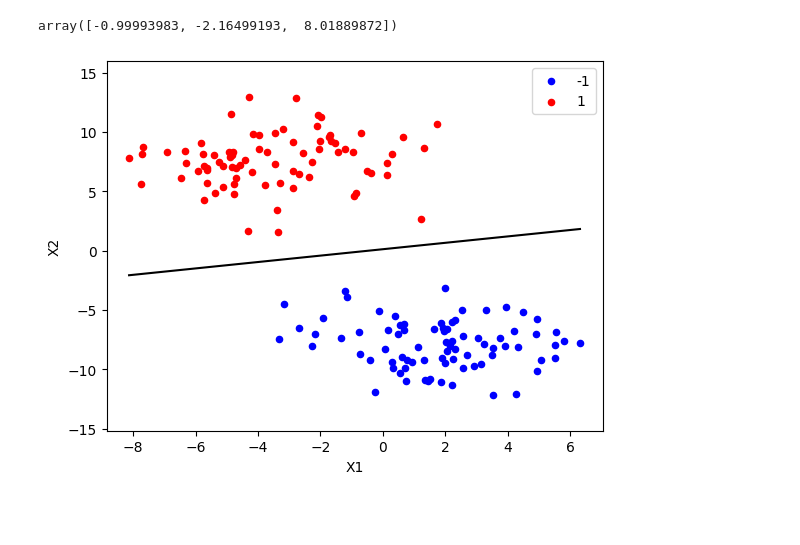
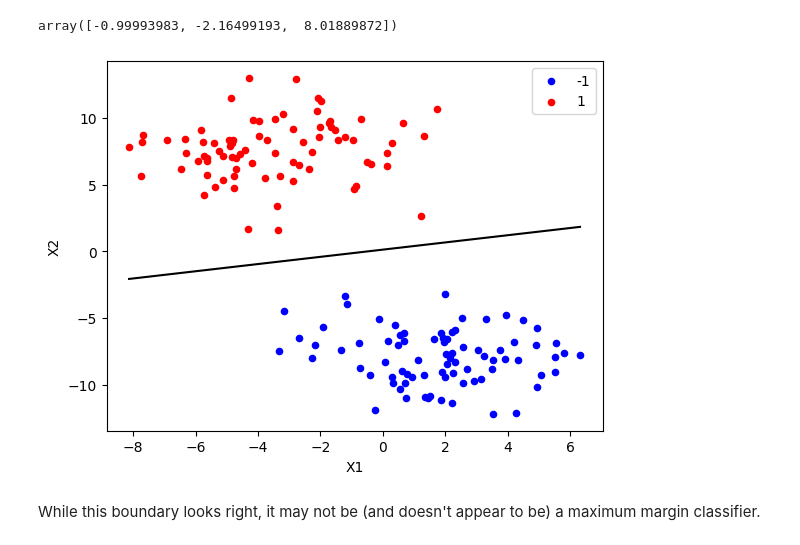
Before and after one commit to akashram1/foundational-ml, a Jupyter notebook: linear_models/perceptron.ipynb, the cells around one changed output. Cells and saved outputs as stored; diff of their text form; code cells hidden in the pictures; blank space fills up the shorter version.

```diff
--- a/linear_models/perceptron.ipynb
+++ b/linear_models/perceptron.ipynb
@@ -66,29 +66,29 @@ array([-0.99993983, -2.16499193,  8.01889872])
 # %%
 # https://www.thomascountz.com/2018/04/13/calculate-decision-boundary-of-perceptron
 # y = (-w1/w2)* x  - (b / w2)
 
 # Find 2 points in the dataset (one with smallest X1 (X1_0) and one with largest X1 (X1_1)). Find X2 which lies on decision boundary
 # for these 2 points
 
 X1_0 = np.amin(X_train[:, 0])
 X1_1 = np.amax(X_train[:, 0])
 
 w1 = p.weights[1]
 w2 = p.weights[2]
 b = p.weights[0]
 
 
 X2_0 = (-w1 * X1_0 - b) / w2
 X2_1 = (-w1 * X1_1 - b) / w2
 
 fig, ax = plt.subplots()
 grouped = df.groupby('label')
 for key, group in grouped:
     group.plot(ax=ax, kind='scatter', x='X1', y='X2', label=key, color=colors[key])
-ymin = np.amin(X_train[:, 1])
-ymax = np.amax(X_train[:, 1])
-ax.set_ylim([ymin - 3, ymax + 3])
+
 ax.plot([X1_0, X1_1], [X2_0, X2_1], "k")
 plt.show()
 # %% [output]
-[figure, old version]
+[figure, new version]
+# %% [markdown]
+While this boundary looks right, it may not be (and doesn't appear to be) a maximum margin classifier.
```
